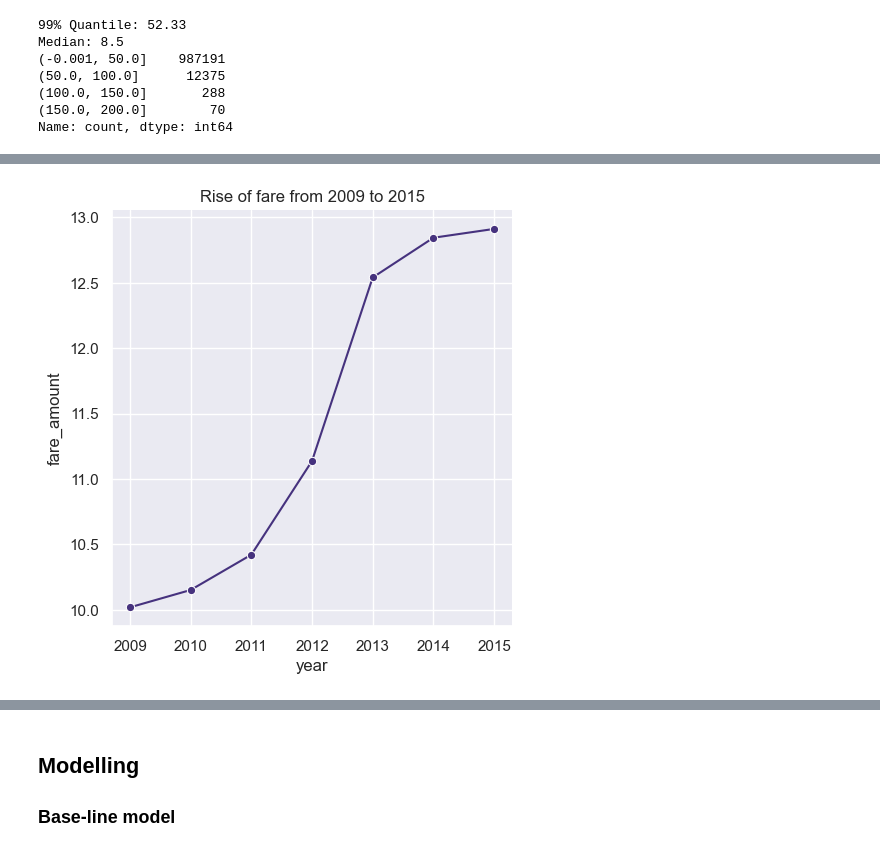
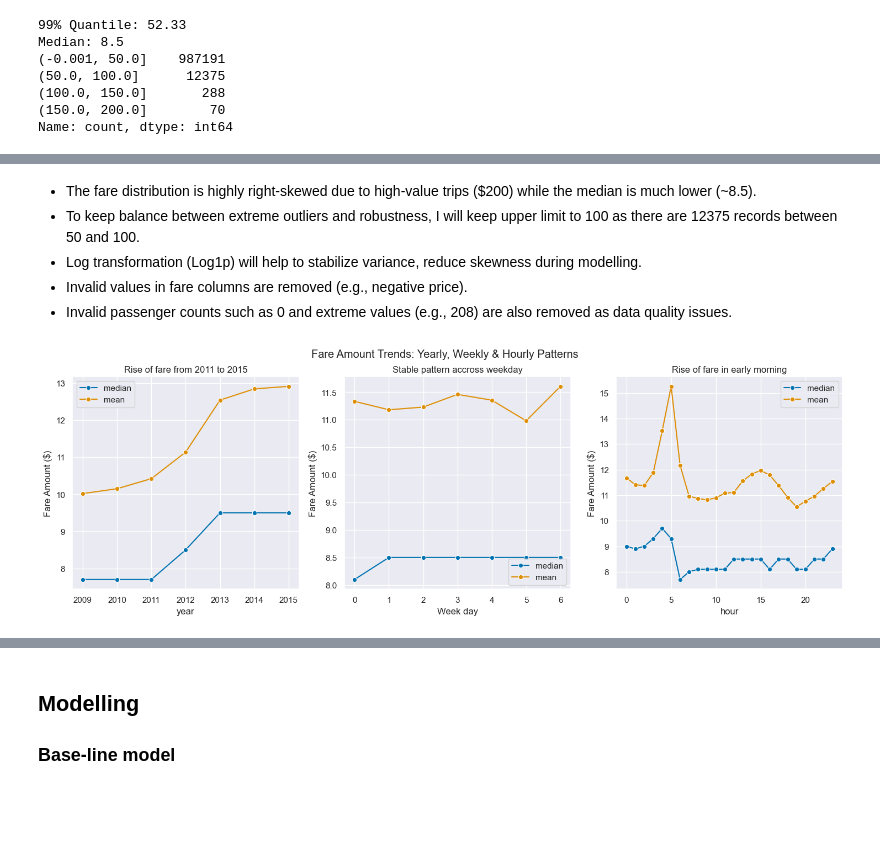
Before and after one commit to aguchhait-stack/nyc-taxi-fare-prediction, a Jupyter notebook: nyc-taxi-fare-prediction.ipynb, the cells around one changed output, grey strips where cells are left out. Saved outputs shown, nothing was run; the diff lists cells and outputs as text; code cells hidden in the pictures; blank space fills up the shorter version.

```diff
--- a/nyc-taxi-fare-prediction.ipynb
+++ b/nyc-taxi-fare-prediction.ipynb
@@ -33,10 +33,10 @@ import numpy as np
 from scipy.stats import iqr,norm
 import matplotlib.pyplot as plt
 import seaborn as sns
-from sklearn.linear_model import LinearRegression, ElasticNet, Ridge,Lasso
 from xgboost import XGBRegressor
+from sklearn.linear_model import LinearRegression,Ridge
 from sklearn.metrics import root_mean_squared_error,r2_score
 from sklearn.model_selection import train_test_split,KFold, RandomizedSearchCV
 from sklearn.preprocessing import RobustScaler
-sns.set_theme(palette="viridis",rc={"figure.figsize": (8, 5)},style="darkgrid")
+sns.set_theme(palette="colorblind",rc={"figure.figsize": (8, 5)},style="darkgrid")
 # %%
@@ -150,3 +135,9 @@ train_clean = missing_outliers(train)
+# %% [markdown]
+- The fare distribution is highly right-skewed due to high-value trips ($200) while the median is much lower (~8.5).
+- To keep balance between extreme outliers and robustness, I will keep upper limit to 100 as there are 12375 records between 50 and 100.
+- Log transformation (Log1p) will help to stabilize variance, reduce skewness during modelling.
+- Invalid values in fare columns are removed (e.g., negative price).
+- Invalid passenger counts such as 0 and extreme values (e.g., 208) are also removed as data quality issues.
 # %%
 def date_transform(df):
     df_clean=df.copy()
@@ -157,8 +148,27 @@ def date_transform(df):
     return df_clean
 train_clean=date_transform(train_clean)
 # %%
-sns.relplot(x="year",y="fare_amount",data=train_clean,kind="line",marker="o",errorbar=None)
-plt.title("Rise of fare from 2009 to 2015")
+fig,(ax1,ax2,ax3)=plt.subplots(1,3,figsize=(18, 5))
+sns.lineplot(x="year",y="fare_amount",data=train_clean,marker="o",
+             estimator="median",label="median",errorbar=None,ax=ax1)
+sns.lineplot(x="year",y="fare_amount",data=train_clean,marker="o",label="mean",
+             errorbar=None,ax=ax1)
+sns.lineplot(x="day_of_week",y="fare_amount",marker="o",
+             estimator="median",label="median",data=train_clean,errorbar=None,ax=ax2)
+sns.lineplot(x="day_of_week",y="fare_amount",marker="o",
+             label="mean",data=train_clean,errorbar=None,ax=ax2)
+sns.lineplot(x="hour",y="fare_amount",data=train_clean,
+             marker="o",estimator="median",label="median",errorbar=None,ax=ax3)
+sns.lineplot(x="hour",y="fare_amount",data=train_clean,
+             marker="o",label="mean",errorbar=None,ax=ax3)
+ax1.set_title("Rise of fare from 2011 to 2015")
+ax2.set_title('Stable pattern accross weekday')
+ax3.set_title('Rise of fare in early morning')
+ax1.set_ylabel("Fare Amount ($)")
+ax2.set_ylabel("Fare Amount ($)")
+ax3.set_ylabel("Fare Amount ($)")
+ax2.set_xlabel('Week day')
+plt.suptitle("Fare Amount Trends: Yearly, Weekly & Hourly Patterns")
 plt.show()
 # %% [output]
-[figure, old version]
+[figure, new version]
```
Also changed, not shown: parts of 31 cells of this notebook, 12 other files.
